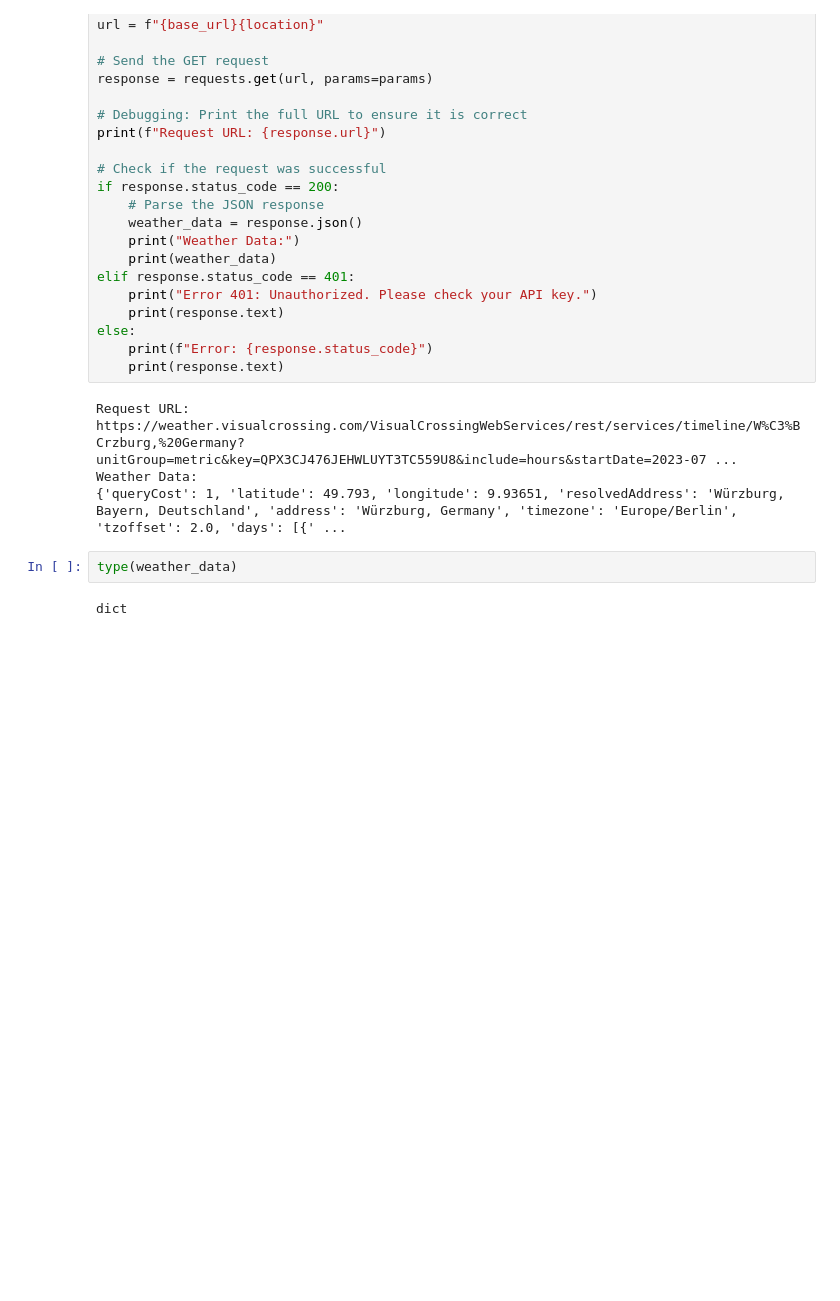
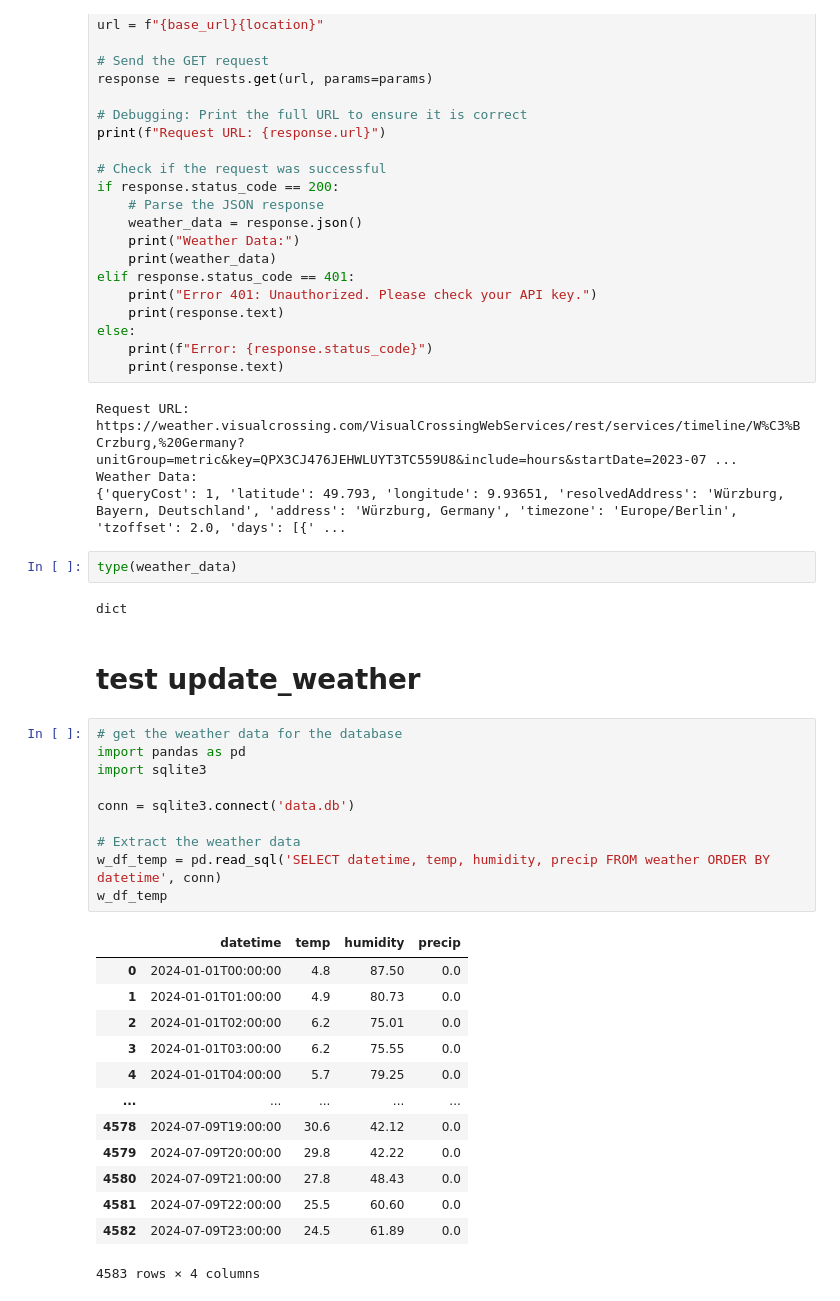
Before and after one commit to Katja19/EAI-SS24-finalProject, a Jupyter notebook: weater_into_db.ipynb, the cells around one changed output. Saved outputs shown, nothing was run; the diff lists cells and outputs as text; blank space fills up the shorter version.

```diff
--- a/weater_into_db.ipynb
+++ b/weater_into_db.ipynb
@@ -131,3 +156,29 @@ Weather Data:
 type(weather_data)
 # %% [output]
 dict
+# %% [markdown]
+# test update_weather
+# %%
+# get the weather data for the database
+import pandas as pd
+import sqlite3
+
+conn = sqlite3.connect('data.db')
+
+# Extract the weather data
+w_df_temp = pd.read_sql('SELECT datetime, temp, humidity, precip FROM weather ORDER BY datetime', conn)
+w_df_temp
+# %% [output]
+|  | datetime | temp | humidity | precip |
+| 0 | 2024-01-01T00:00:00 | 4.8 | 87.50 | 0.0 |
+| 1 | 2024-01-01T01:00:00 | 4.9 | 80.73 | 0.0 |
+| 2 | 2024-01-01T02:00:00 | 6.2 | 75.01 | 0.0 |
+| 3 | 2024-01-01T03:00:00 | 6.2 | 75.55 | 0.0 |
+| 4 | 2024-01-01T04:00:00 | 5.7 | 79.25 | 0.0 |
+| ... | ... | ... | ... | ... |
+| 4578 | 2024-07-09T19:00:00 | 30.6 | 42.12 | 0.0 |
+| 4579 | 2024-07-09T20:00:00 | 29.8 | 42.22 | 0.0 |
+| 4580 | 2024-07-09T21:00:00 | 27.8 | 48.43 | 0.0 |
+| 4581 | 2024-07-09T22:00:00 | 25.5 | 60.60 | 0.0 |
+| 4582 | 2024-07-09T23:00:00 | 24.5 | 61.89 | 0.0 |
+4583 rows × 4 columns
```
Also changed, not shown: parts of 10 cells of this notebook, 7 other files.
